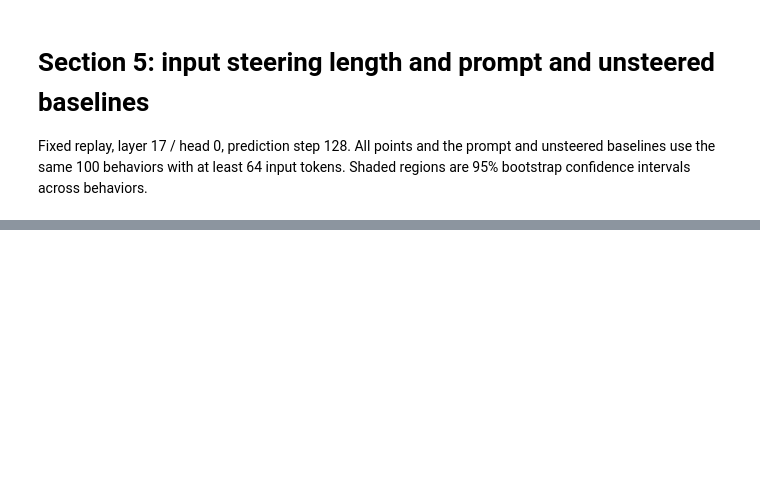
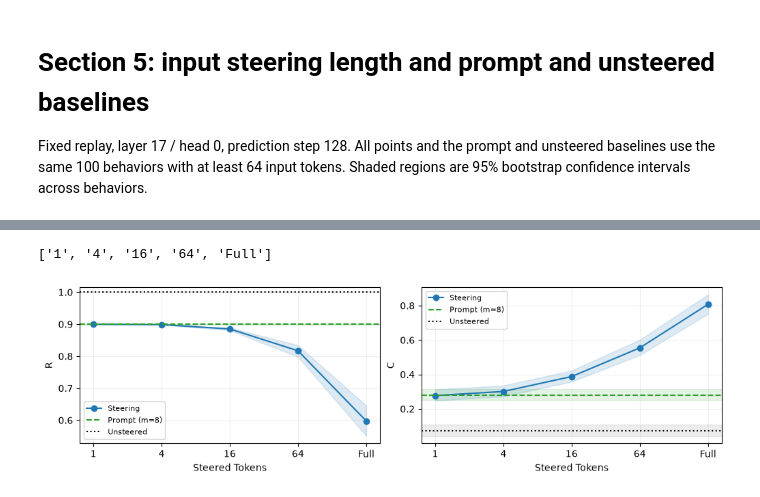
Before and after one commit to xzAscC/Prefix, a Jupyter notebook: notebooks/section5_input_length.ipynb, the cells around one changed output, grey strips where cells are left out. Saved outputs shown, nothing was run; the diff lists cells and outputs as text; code cells hidden in the pictures; blank space fills up the shorter version.

```diff
--- a/notebooks/section5_input_length.ipynb
+++ b/notebooks/section5_input_length.ipynb
@@ -88,0 +56,11 @@ steering
+# %%
+baseline = {'prompt': {'R': {'mean': 0.8994699877761574,
+   'lower': 0.8992125459779431,
+   'upper': 0.8996532620890162},
+  'C': {'mean': 0.28055429343913093,
+   'lower': 0.2508032909742739,
+   'upper': 0.3162344715498821}},
+ 'unsteered': {'R': {'mean': 1.0, 'lower': 1.0, 'upper': 1.0},
+  'C': {'mean': 0.07193926521116384,
+   'lower': 0.04231871207083255,
+   'upper': 0.1084639773741424}}}
@@ -89,24 +129,28 @@ steering
 # %%
-fig, axes = plt.subplots(1, 2, figsize=(10, 3.8), constrained_layout=True)
+fig, axes = plt.subplots(1, 2, figsize=(10, 2.8), constrained_layout=True)
 x = np.arange(len(steering))
 labels = [str(k) for k in steering]
+print(labels)
 for ax, field in zip(axes, ("R", "C")):
     mean = [steering[k][field]["mean"] for k in steering]
     lower = [steering[k][field]["lower"] for k in steering]
     upper = [steering[k][field]["upper"] for k in steering]
     ax.plot(x, mean, "o-", color="tab:blue", label="Steering")
     ax.fill_between(x, lower, upper, color="tab:blue", alpha=.15)
     ax.axhline(baseline["prompt"][field]["mean"], color="tab:green", linestyle="--", label="Prompt (m=8)")
     ax.axhspan(baseline["prompt"][field]["lower"], baseline["prompt"][field]["upper"], color="tab:green", alpha=.12)
     ax.axhline(baseline["unsteered"][field]["mean"], color="black", linestyle=":", label="Unsteered")
     ax.axhspan(baseline["unsteered"][field]["lower"], baseline["unsteered"][field]["upper"], color="black", alpha=.07)
     ax.set_xticks(x, labels)
-    ax.set_xlabel("Steered input tokens (m=8, α=1)")
+    ax.set_xlabel("Steered Tokens")
     ax.set_ylabel(field)
     ax.grid(alpha=.2)
     ax.legend(fontsize=8)
 axes[0].set_ylim(top=1.015)
-fig.suptitle("Matched cohort: n=100")
+# fig.suptitle("Matched cohort: n=100")
 output = ROOT / "figs/section5_input_length.pdf"
 fig.savefig(output)
 plt.show()
+# %% [output]
+['1', '4', '16', '64', 'Full']
+[figure, added]
```
Also changed, not shown: parts of 3 cells of this notebook, 23 other files.
